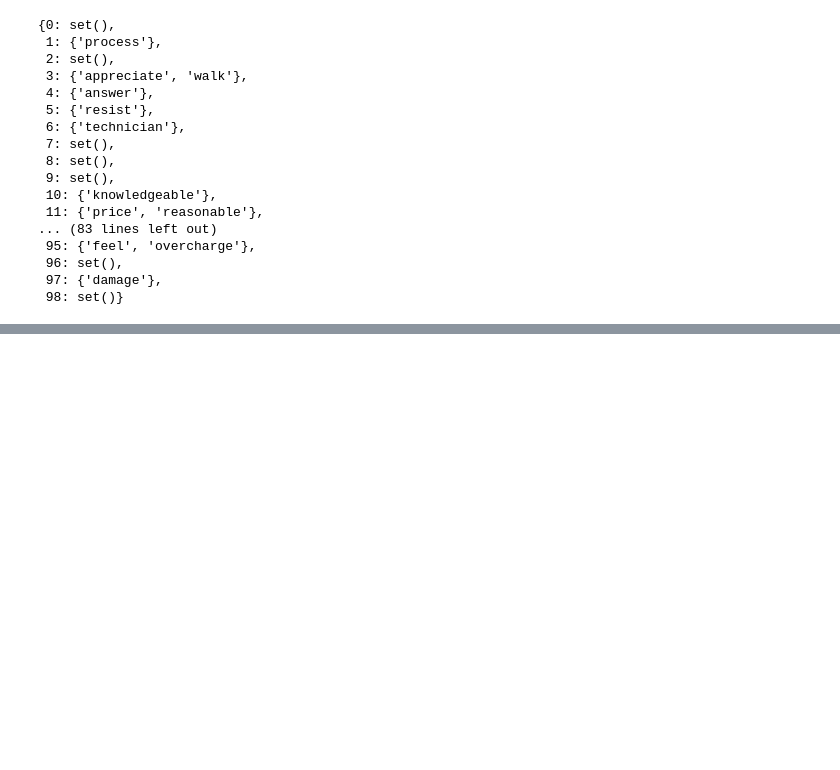
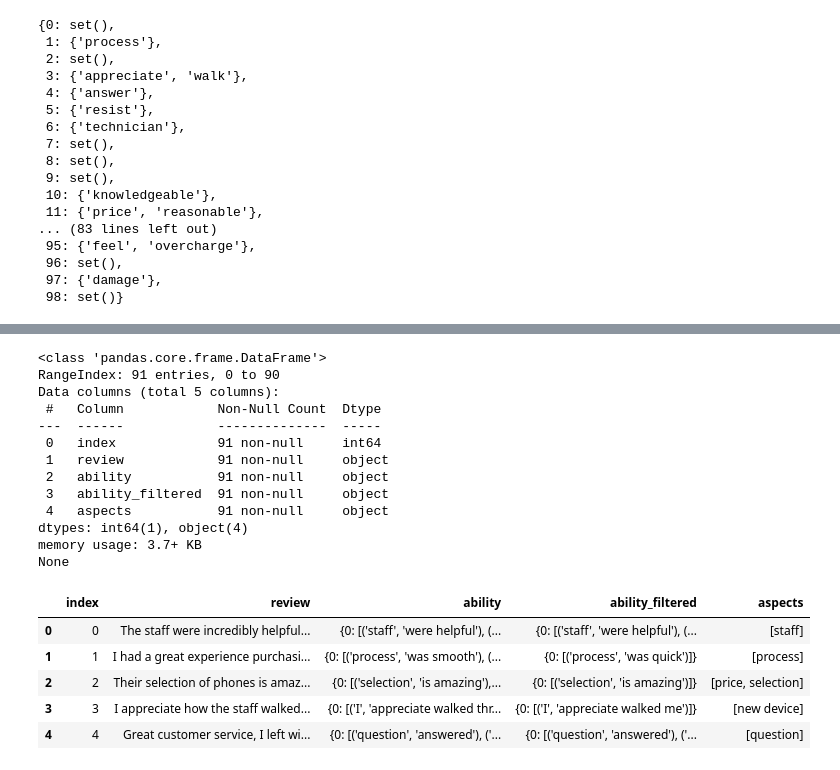
Before and after one commit to bahategar/aspect-based-sentiment-analysis-demo1, a Jupyter notebook: main.ipynb, the cells around one changed output, grey strips where cells are left out. Saved outputs shown, nothing was run; the diff lists cells and outputs as text; code cells hidden in the pictures; blank space fills up the shorter version.

```diff
--- a/main.ipynb
+++ b/main.ipynb
@@ -2176,3 +2379,28 @@ df.head()
+# %%
+df = df[df.apply(lambda x: len(x['aspects']) != 0, axis=1)].copy().reset_index()
+
+print(df.info())
+df.head()
+# %% [output]
+<class 'pandas.core.frame.DataFrame'>
+RangeIndex: 91 entries, 0 to 90
+Data columns (total 5 columns):
+ #   Column            Non-Null Count  Dtype
+---  ------            --------------  -----
+ 0   index             91 non-null     int64
+ 1   review            91 non-null     object
+ 2   ability           91 non-null     object
+ 3   ability_filtered  91 non-null     object
+ 4   aspects           91 non-null     object
+dtypes: int64(1), object(4)
+memory usage: 3.7+ KB
+None
+|  | index | review | ability | ability_filtered | aspects |
+| 0 | 0 | The staff were incredibly helpful... | {0: [('staff', 'were helpful'), (... | {0: [('staff', 'were helpful'), (... | [staff] |
+| 1 | 1 | I had a great experience purchasi... | {0: [('process', 'was smooth'), (... | {0: [('process', 'was quick')]} | [process] |
+| 2 | 2 | Their selection of phones is amaz... | {0: [('selection', 'is amazing'),... | {0: [('selection', 'is amazing')]} | [price, selection] |
+| 3 | 3 | I appreciate how the staff walked... | {0: [('I', 'appreciate walked thr... | {0: [('I', 'appreciate walked me')]} | [new device] |
+| 4 | 4 | Great customer service, I left wi... | {0: [('question', 'answered'), ('... | {0: [('question', 'answered'), ('... | [question] |
 # %%
 # df.to_excel("example.xlsx", index=False)
 df.to_csv("example.csv", index=False)
```
Also changed, not shown: parts of 14 cells of this notebook, 4 other files.
